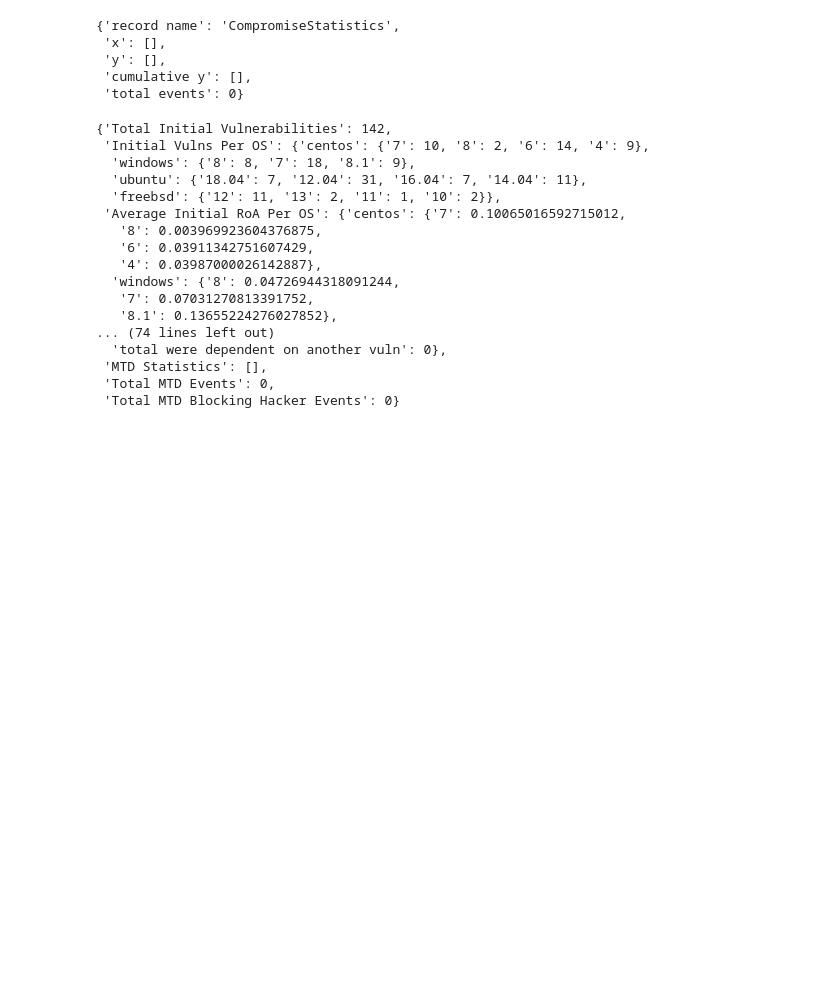
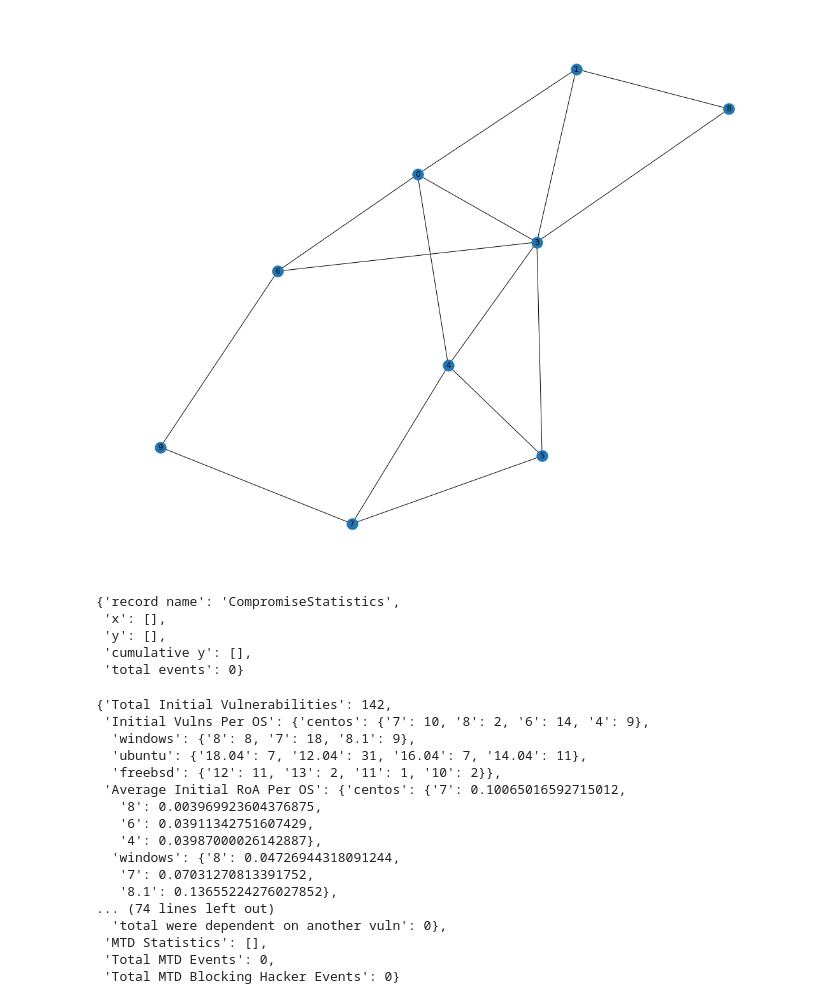
Before and after one commit to yuanyuan2000/MTDGame, a Jupyter notebook: test_mtdnetwork.ipynb, the cells around one changed output. Cells and saved outputs as stored; diff of their text form; code cells hidden in the pictures; blank space fills up the shorter version.

```diff
--- a/test_mtdnetwork.ipynb
+++ b/test_mtdnetwork.ipynb
@@ -35,3 +46,8 @@ alt_network.draw()
+# %%
+alt_network.remove_node(2)
+alt_network.draw()
+# %% [output]
+[figure, added]
 # %%
 import mtdnetwork.scorer as scorer
 stats = scorer.Statistics("CompromiseStatistics")
```
Also changed, not shown: parts of 4 cells of this notebook, 6 other files.
